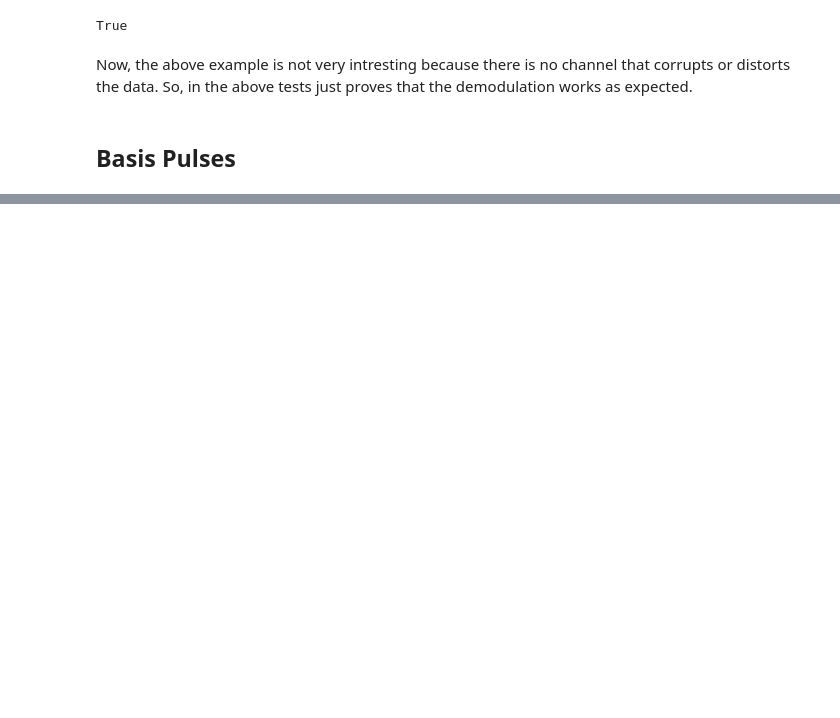
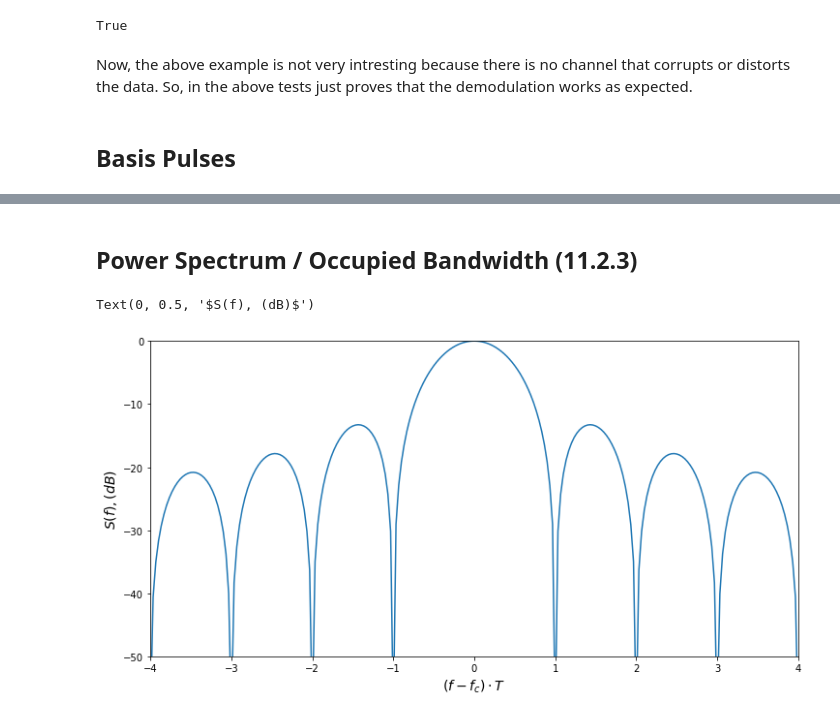
Before and after one commit to johangutihaz/eitn75, a Jupyter notebook: 20_bpsk.ipynb, the cells around one changed output, grey strips where cells are left out. Saved outputs shown, nothing was run; the diff lists cells and outputs as text; code cells hidden in the pictures; blank space fills up the shorter version.

Commit message:
Finally the Theoretical spectrum matches the FFT.

```diff
--- a/20_bpsk.ipynb
+++ b/20_bpsk.ipynb
@@ -148,0 +149,14 @@ plt.legend(prop={'size': 14})
+# %% [markdown]
+## Power Spectrum / Occupied Bandwidth (11.2.3)
+# %%
+S_f = 20*np.log10(np.abs(G_f) * 1 / np.max(np.abs(G_f) * 1))
+
+plt.figure()
+plt.plot(f*T, S_f)
+plt.xlim(-4, 4)
+plt.ylim(-50, 0)
+plt.xlabel(r'$(f-f_c)\cdot T$', fontsize=14)
+plt.ylabel(r'$S(f), (dB)$', fontsize=14)
+# %% [output]
+Text(0, 0.5, '$S(f), (dB)$')
+[figure, added]
```
Also changed, not shown: parts of 2 cells of this notebook.
